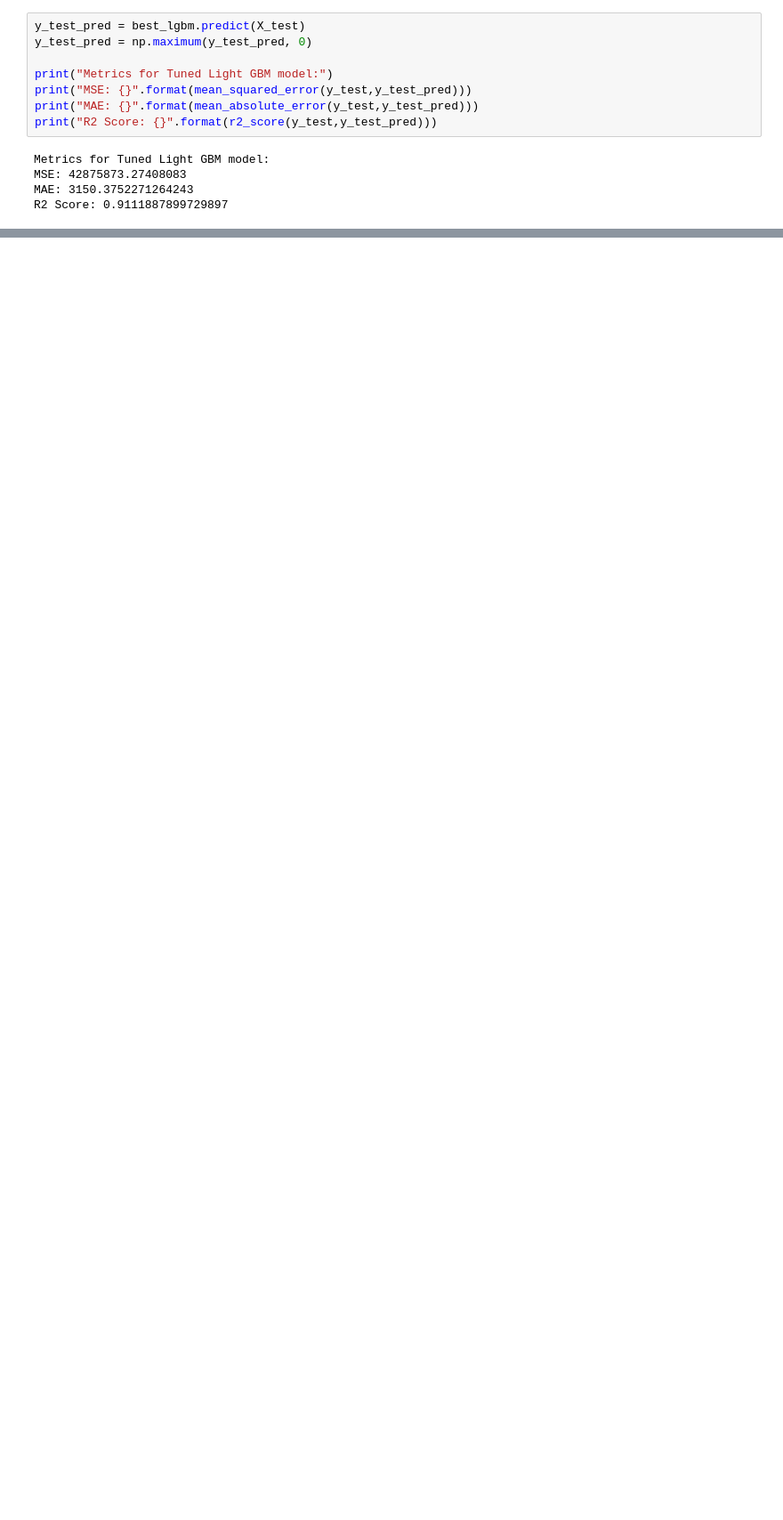
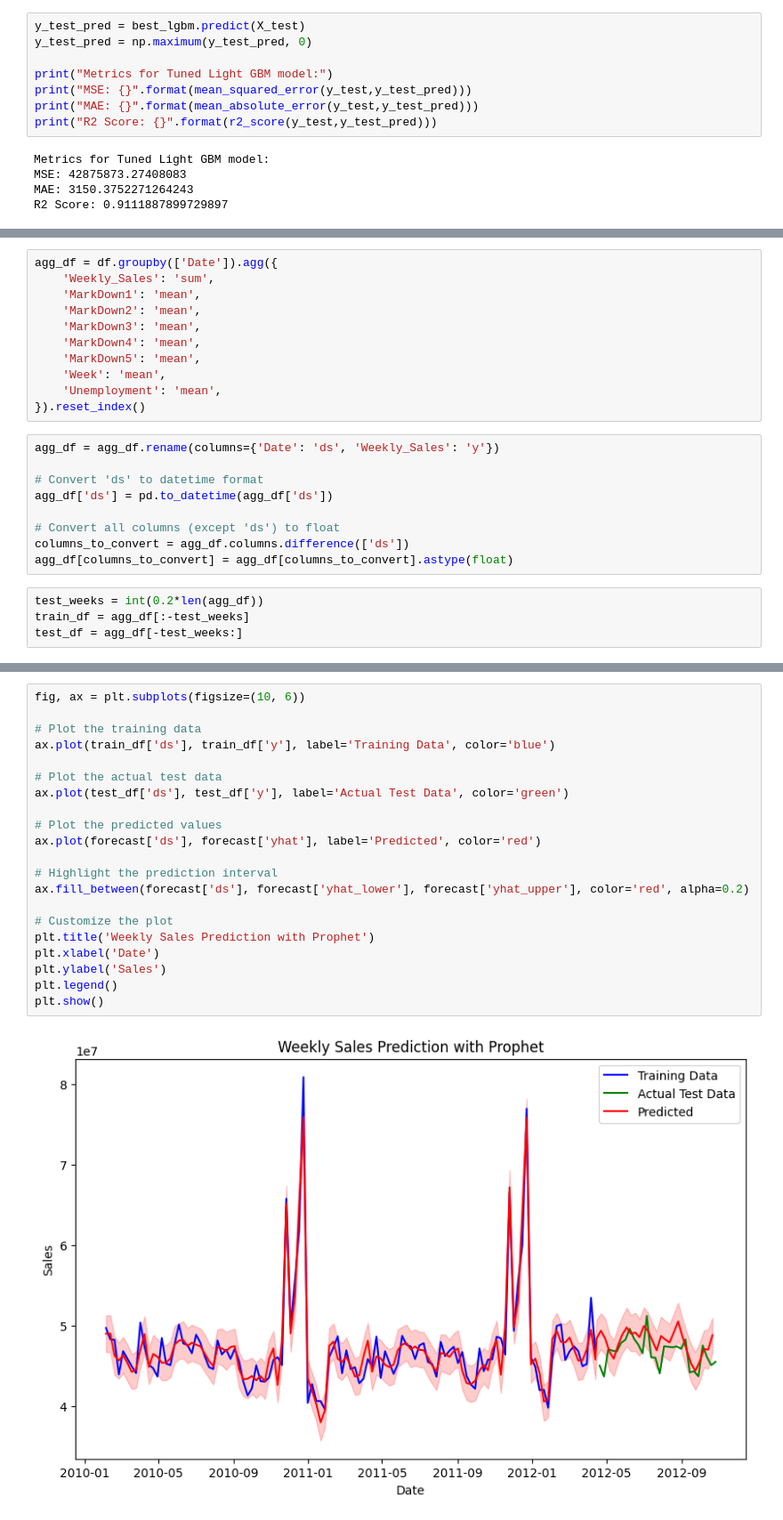
Before and after one commit to SahilBhave/AML-Project, a Jupyter notebook: AML_Group_Project.ipynb, the cells around one changed output, grey strips where cells are left out. Shown at 89% size. Saved outputs shown, nothing was run; the diff lists cells and outputs as text; blank space fills up the shorter version.

```diff
--- a/AML_Group_Project.ipynb
+++ b/AML_Group_Project.ipynb
@@ -1756,0 +1831,24 @@ R2 Score: 0.9111887899729897
+# %%
+agg_df = df.groupby(['Date']).agg({
+    'Weekly_Sales': 'sum',
+    'MarkDown1': 'mean',
+    'MarkDown2': 'mean',
+    'MarkDown3': 'mean',
+    'MarkDown4': 'mean',
+    'MarkDown5': 'mean',
+    'Week': 'mean',
+    'Unemployment': 'mean',
+}).reset_index()
+# %%
+agg_df = agg_df.rename(columns={'Date': 'ds', 'Weekly_Sales': 'y'})
+
+# Convert 'ds' to datetime format
+agg_df['ds'] = pd.to_datetime(agg_df['ds'])
+
+# Convert all columns (except 'ds') to float
+columns_to_convert = agg_df.columns.difference(['ds'])
+agg_df[columns_to_convert] = agg_df[columns_to_convert].astype(float)
+# %%
+test_weeks = int(0.2*len(agg_df))
+train_df = agg_df[:-test_weeks]
+test_df = agg_df[-test_weeks:]
@@ -1756,0 +1899,23 @@ R2 Score: 0.9111887899729897
+# %%
+fig, ax = plt.subplots(figsize=(10, 6))
+
+# Plot the training data
+ax.plot(train_df['ds'], train_df['y'], label='Training Data', color='blue')
+
+# Plot the actual test data
+ax.plot(test_df['ds'], test_df['y'], label='Actual Test Data', color='green')
+
+# Plot the predicted values
+ax.plot(forecast['ds'], forecast['yhat'], label='Predicted', color='red')
+
+# Highlight the prediction interval
+ax.fill_between(forecast['ds'], forecast['yhat_lower'], forecast['yhat_upper'], color='red', alpha=0.2)
+
+# Customize the plot
+plt.title('Weekly Sales Prediction with Prophet')
+plt.xlabel('Date')
+plt.ylabel('Sales')
+plt.legend()
+plt.show()
+# %% [output]
+[figure, added]
```
Also changed, not shown: parts of 26 cells of this notebook.
